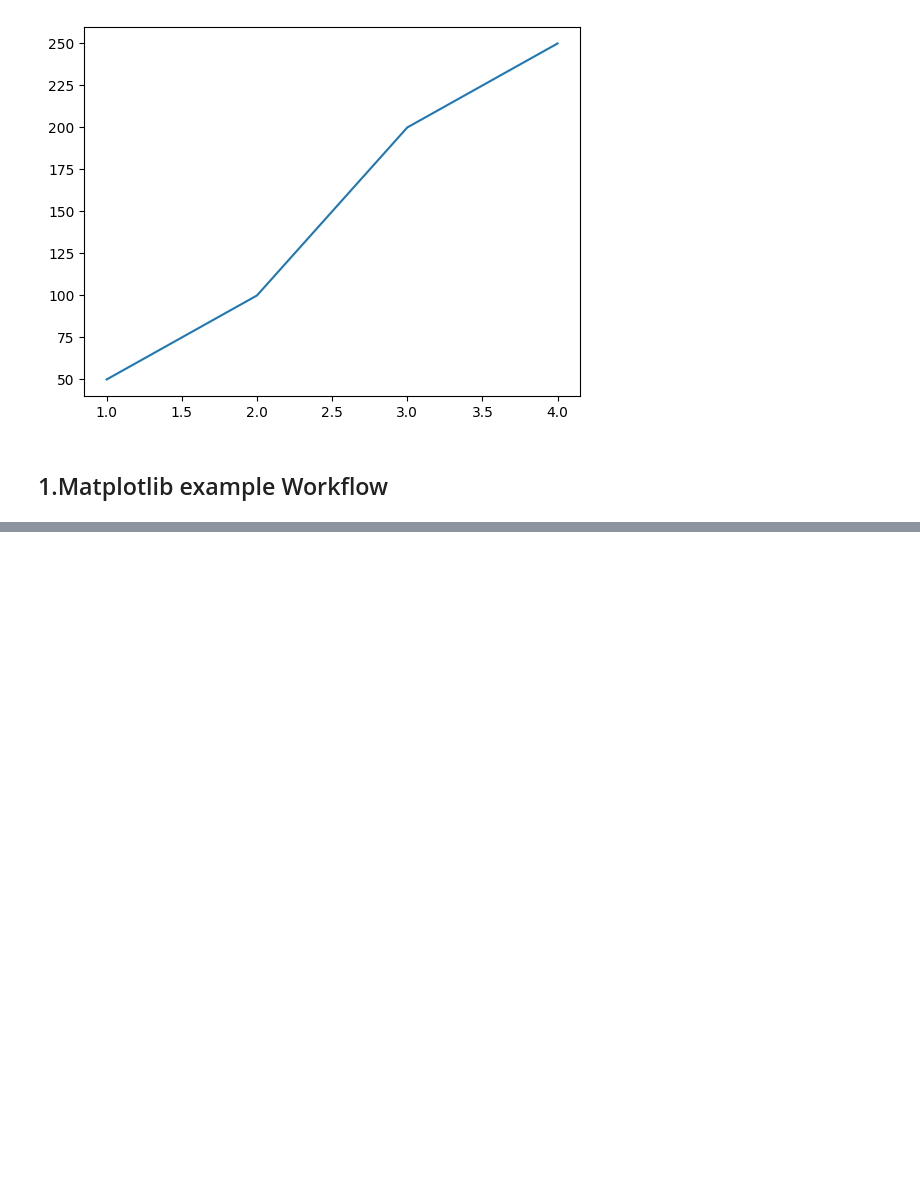
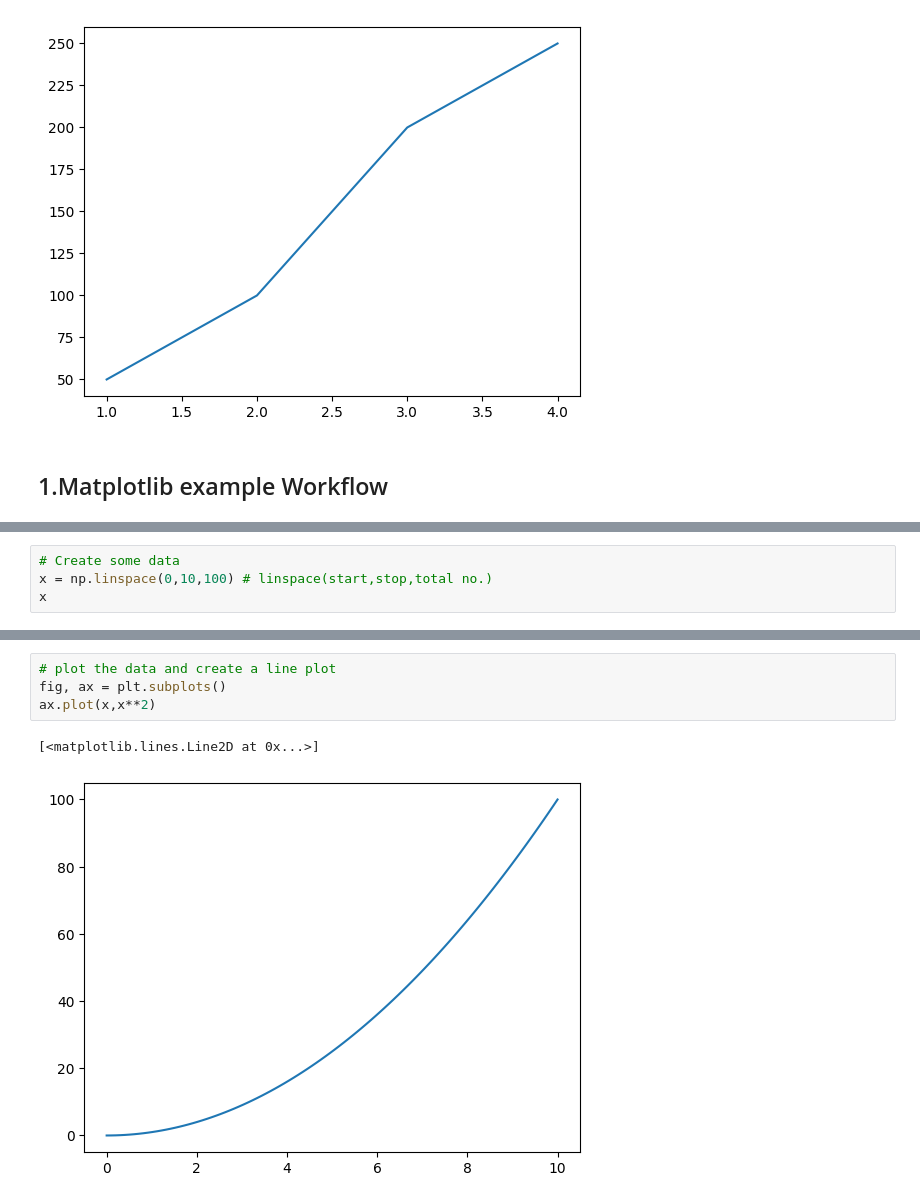
Before and after one commit to manasagnihotri/Matplotlib_basics, a Jupyter notebook: Introduction_to_Matplotlib.ipynb, the cells around one changed output, grey strips where cells are left out. Saved outputs shown, nothing was run; the diff lists cells and outputs as text; blank space fills up the shorter version.

```diff
--- a/Introduction_to_Matplotlib.ipynb
+++ b/Introduction_to_Matplotlib.ipynb
@@ -71,0 +81,4 @@ fig.savefig("images/sample-plot.png")
+# %%
+# Create some data
+x = np.linspace(0,10,100) # linspace(start,stop,total no.)
+x
@@ -71,0 +106,7 @@ fig.savefig("images/sample-plot.png")
+# %%
+# plot the data and create a line plot
+fig, ax = plt.subplots()
+ax.plot(x,x**2)
+# %% [output]
+[<matplotlib.lines.Line2D at 0x...>]
+[figure, added]
```
Also changed, not shown: parts of 19 cells of this notebook, 1 other file.
